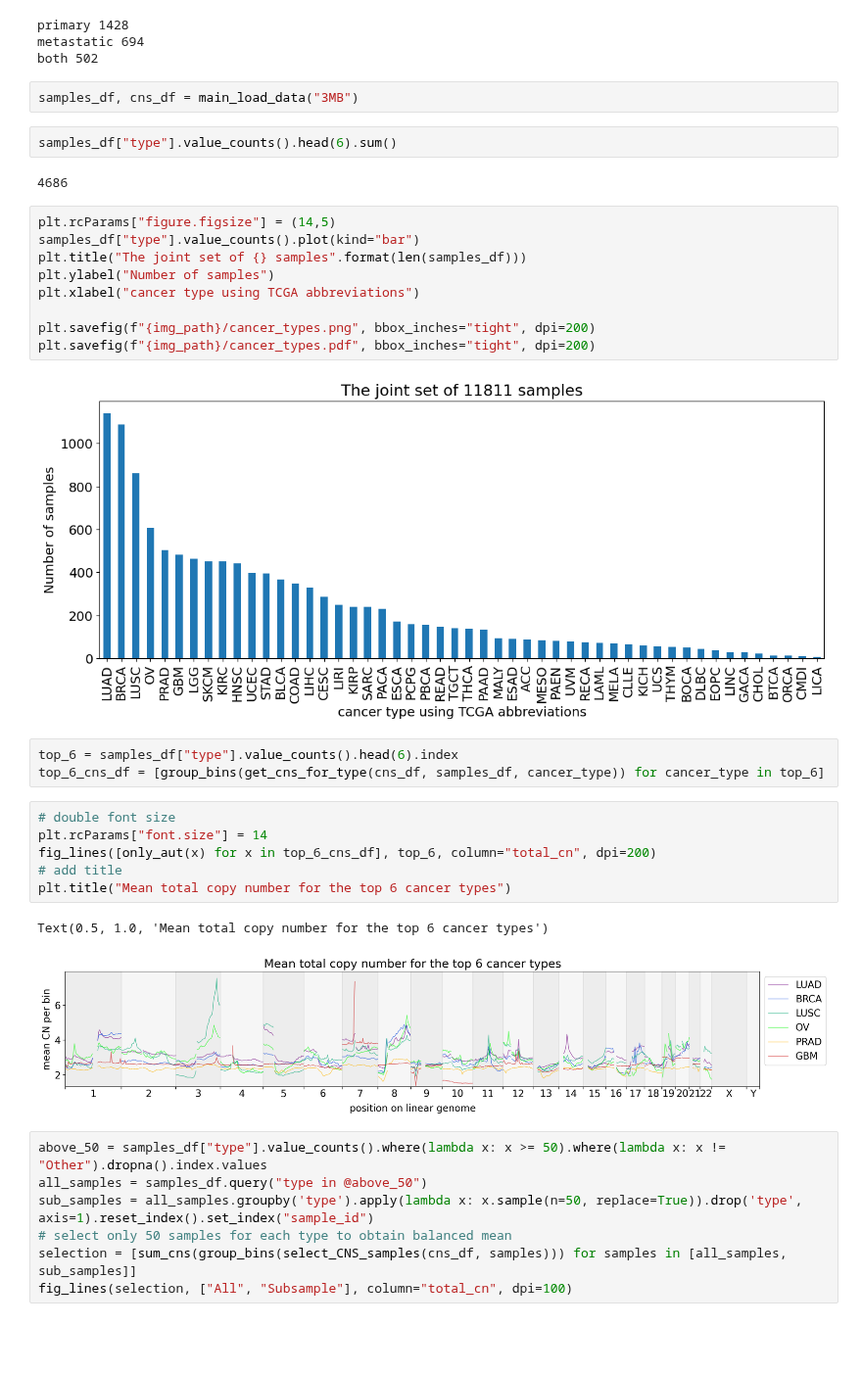
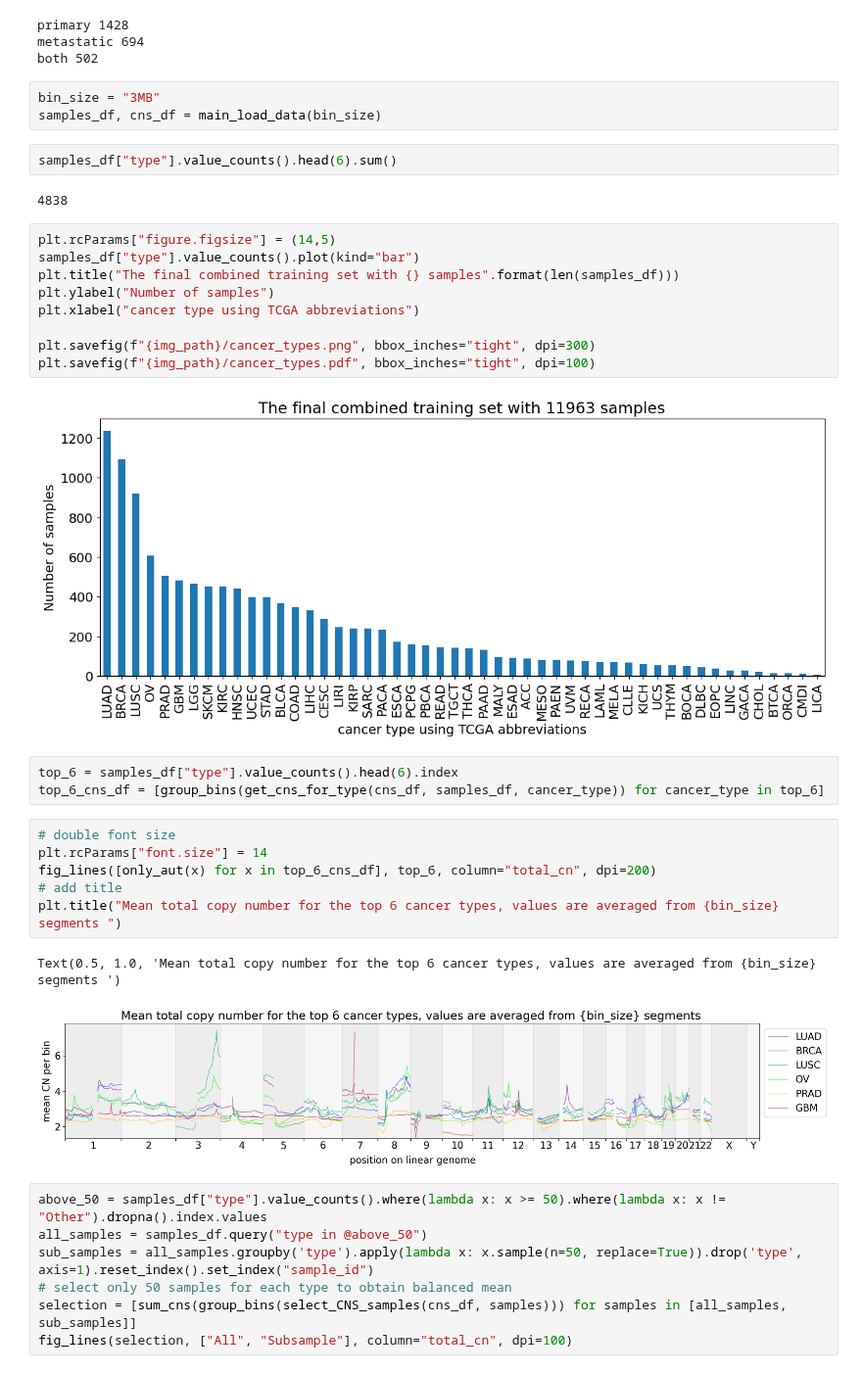
Before and after one commit to ICCB-Cologne/CNSistent, a Jupyter notebook: notebooks/analyze/analyze_types.ipynb, the cells around one changed output. Shown at 98% size. Saved outputs shown, nothing was run; the diff lists cells and outputs as text; blank space fills up the shorter version.

Commit message:
Refiltered cancer types.

```diff
--- a/notebooks/analyze/analyze_types.ipynb
+++ b/notebooks/analyze/analyze_types.ipynb
@@ -78,23 +81,24 @@ print("both", len(set(tracerx_prim.index.unique()) & set(tracerx_met.index.uniqu
 primary 1428
 metastatic 694
 both 502
-# %%
-samples_df, cns_df = main_load_data("3MB")
+# %%
+bin_size = "3MB"
+samples_df, cns_df = main_load_data(bin_size)
 # %%
 samples_df["type"].value_counts().head(6).sum()
 # %% [output]
-4686
+4838
 # %%
 plt.rcParams["figure.figsize"] = (14,5)
 samples_df["type"].value_counts().plot(kind="bar")
-plt.title("The joint set of {} samples".format(len(samples_df)))
+plt.title("The final combined training set with {} samples".format(len(samples_df)))
 plt.ylabel("Number of samples")
 plt.xlabel("cancer type using TCGA abbreviations")
 
-plt.savefig(f"{img_path}/cancer_types.png", bbox_inches="tight", dpi=200)
-plt.savefig(f"{img_path}/cancer_types.pdf", bbox_inches="tight", dpi=200)
+plt.savefig(f"{img_path}/cancer_types.png", bbox_inches="tight", dpi=300)
+plt.savefig(f"{img_path}/cancer_types.pdf", bbox_inches="tight", dpi=100)
 # %% [output]
-[figure, old version]
+[figure, new version]
 # %%
 top_6 = samples_df["type"].value_counts().head(6).index
 top_6_cns_df = [group_bins(get_cns_for_type(cns_df, samples_df, cancer_type)) for cancer_type in top_6]
@@ -103,10 +107,10 @@ top_6_cns_df = [group_bins(get_cns_for_type(cns_df, samples_df, cancer_type)) fo
 plt.rcParams["font.size"] = 14
 fig_lines([only_aut(x) for x in top_6_cns_df], top_6, column="total_cn", dpi=200)
 # add title
-plt.title("Mean total copy number for the top 6 cancer types")
+plt.title("Mean total copy number for the top 6 cancer types, values are averaged from {bin_size} segments ")
 # %% [output]
-Text(0.5, 1.0, 'Mean total copy number for the top 6 cancer types')
+Text(0.5, 1.0, 'Mean total copy number for the top 6 cancer types, values are averaged from {bin_size} segments ')
-[figure, old version]
+[figure, new version]
 # %%
 above_50 = samples_df["type"].value_counts().where(lambda x: x >= 50).where(lambda x: x != "Other").dropna().index.values
 all_samples = samples_df.query("type in @above_50")
```
Also changed, not shown: parts of 3 cells of this notebook, 6 other files.
